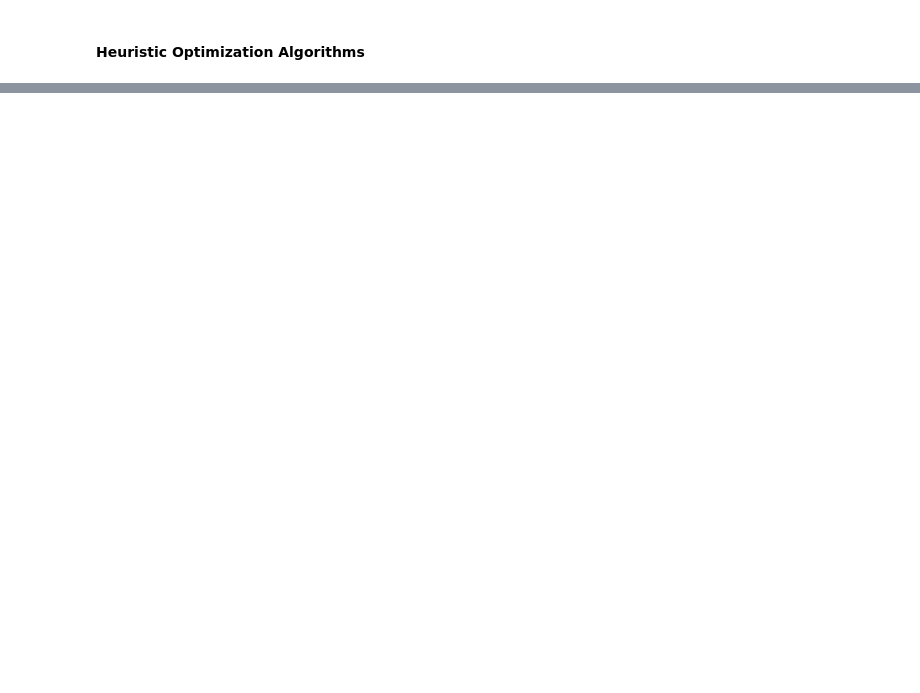
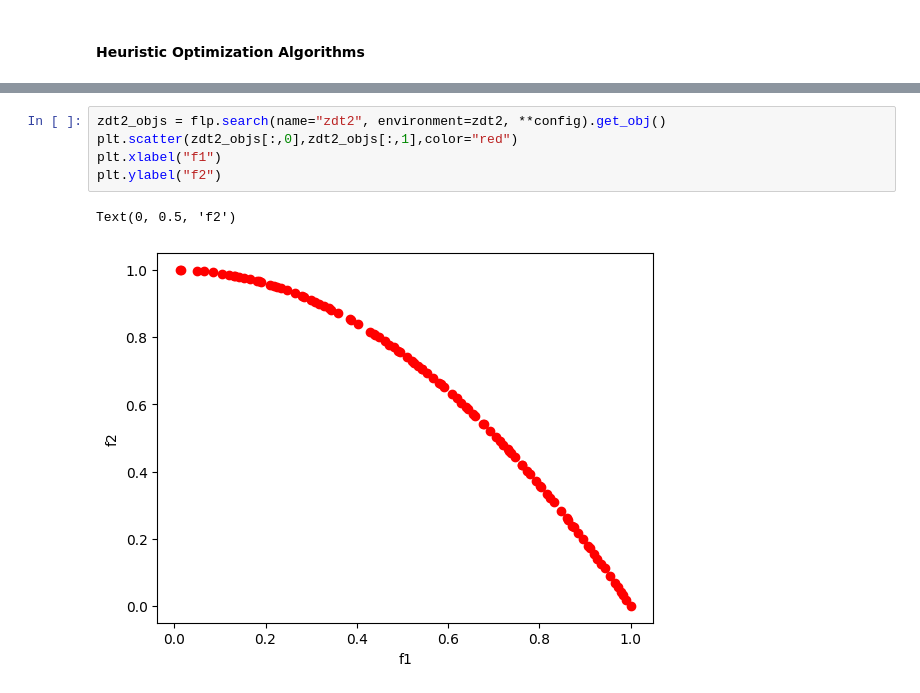
Before and after one commit to ktafakkori/feloopy, a Jupyter notebook: examples/feloopy-0.3.0+/zitzler-deb-thiele-problem.ipynb, the cells around one changed output, grey strips where cells are left out. Saved outputs shown, nothing was run; the diff lists cells and outputs as text; blank space fills up the shorter version.

```diff
--- a/examples/feloopy-0.3.0+/zitzler-deb-thiele-problem.ipynb
+++ b/examples/feloopy-0.3.0+/zitzler-deb-thiele-problem.ipynb
@@ -35,0 +72,8 @@ NameError: name 'verbose' is not defined
+# %%
+zdt2_objs = flp.search(name="zdt2", environment=zdt2, **config).get_obj()
+plt.scatter(zdt2_objs[:,0],zdt2_objs[:,1],color="red")
+plt.xlabel("f1")
+plt.ylabel("f2")
+# %% [output]
+Text(0, 0.5, 'f2')
+[figure, added]
```
Also changed, not shown: parts of 11 cells of this notebook, 1 other file.
